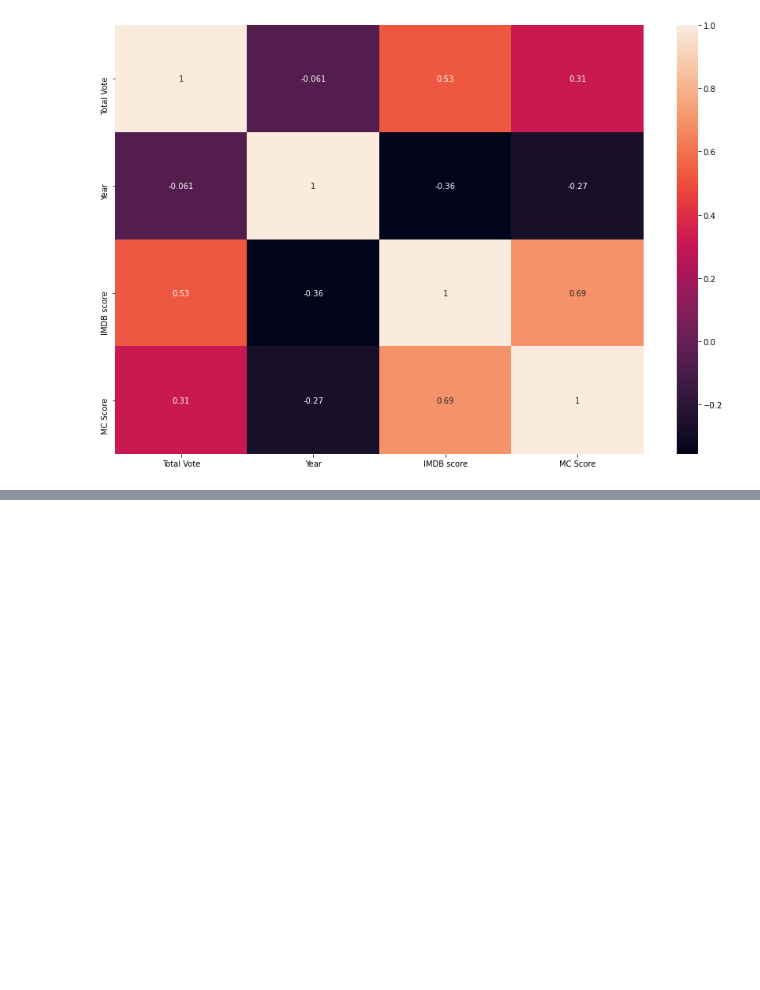
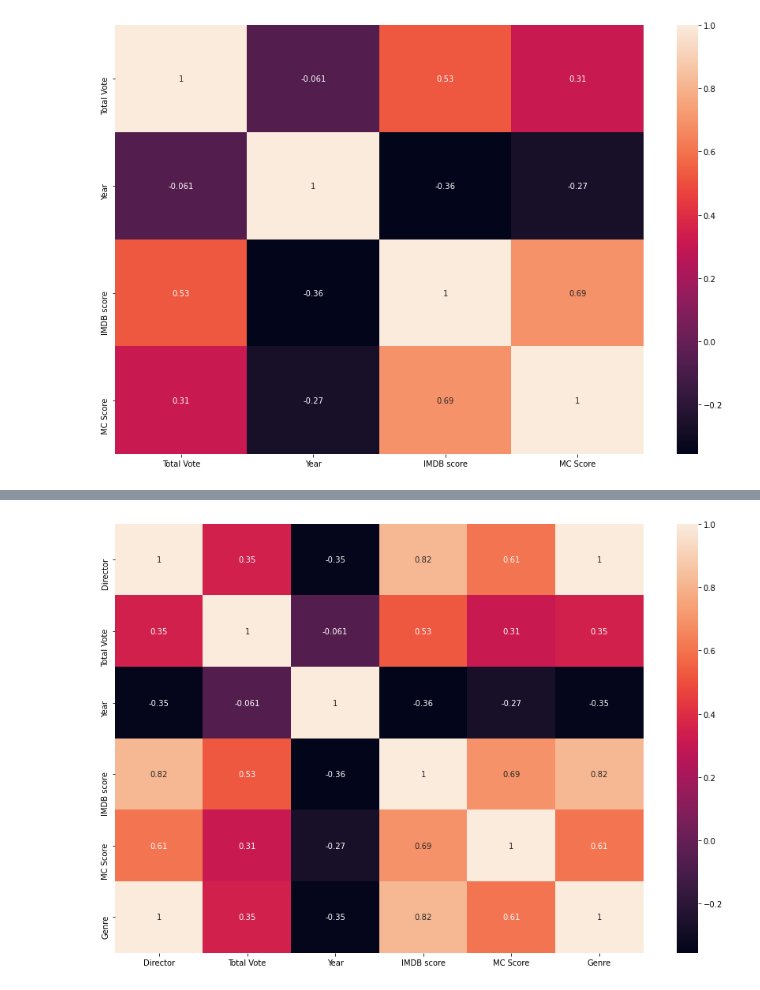
Before and after one commit to kdsl01/Data_science_Project_Scrpaer_and_data, a Jupyter notebook: data_project_2.ipynb, the cells around one changed output, grey strips where cells are left out. Saved outputs shown, nothing was run; the diff lists cells and outputs as text; code cells hidden in the pictures; blank space fills up the shorter version.

```diff
--- a/data_project_2.ipynb
+++ b/data_project_2.ipynb
@@ -200,3 +174,16 @@ plt.figure(figsize=(15,10));
 ax = sns.heatmap(corr, annot=True);
 # %% [output]
 [figure]
+# %%
+train2 = pd.read_excel('new_data.xlsx', error_bad_lines=False)
+train2.Genre = train.Genre.str.replace(' ', '')
+# %%
+ccxdir = []
+for g in range(total):
+    xdir = train.loc[(train['Director'] == dirlist[g])]
+    if len(xdir['Year']) > 0:
+        avgrat2 = xdir['IMDB score'].sum() / len(xdir['Year'])
+        ccxdir.append(avgrat2)
+# %%
+for j in range (0, len(dirlist)):
+    train2.Director = train2.Director.replace(dirlist[j], ccxdir[j])
@@ -202,0 +207,3 @@ ax = sns.heatmap(corr, annot=True);
+# %%
+for j in range (0, len(genlist)):
+    train2.Genre = train2.Director.replace(dirlist[j], ccx3[j])
@@ -202,0 +226,7 @@ ax = sns.heatmap(corr, annot=True);
+# %%
+corr2 = train2.corr();
+plt.figure(figsize=(15,10));
+ax2 = sns.heatmap(corr2, annot=True);
+plt.savefig('fig6.jpeg', dpi = 150)
+# %% [output]
+[figure, added]
```
Also changed, not shown: parts of 13 cells of this notebook, 1 other file.
